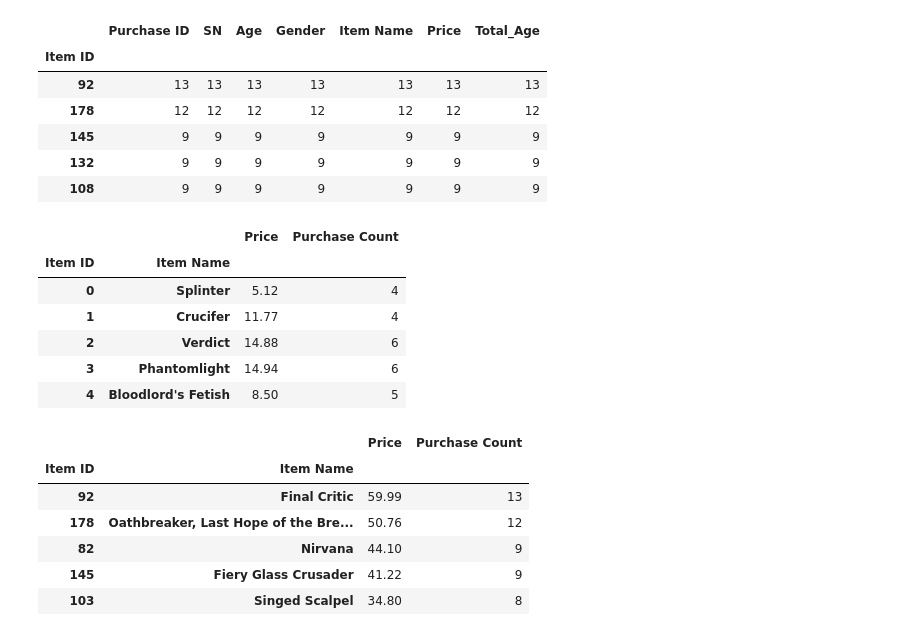
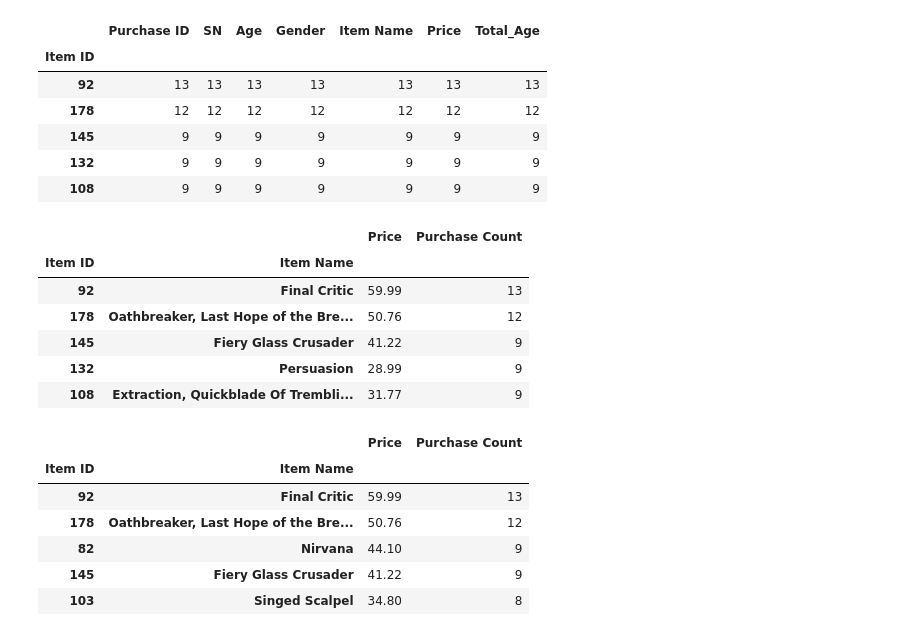
Before and after one commit to papadiscobravo/pandas-challenge, a Jupyter notebook: HerosOfPymoli/HeroesOfPymoli.ipynb, the cells around one changed output. Saved outputs shown, nothing was run; the diff lists cells and outputs as text; code cells hidden in the pictures.

```diff
--- a/HerosOfPymoli/HeroesOfPymoli.ipynb
+++ b/HerosOfPymoli/HeroesOfPymoli.ipynb
@@ -567,17 +487,18 @@ itemsTopCount_df
 # %%
 itemsSales_df = purchaseData_df.loc[:,["Item ID", "Item Name", "Price"]]
 itemsSales_total = itemsSales_df.groupby(["Item ID", "Item Name"]).sum()["Price"]
 purchaseCount = itemsSales_df.groupby(["Item ID", "Item Name"]).count()["Price"]
 itemsSalesData = pd.DataFrame({"Price":itemsSales_total, "Purchase Count":purchaseCount})
+itemsSalesData = itemsSalesData.sort_values(by="Purchase Count", ascending=False)
 itemsSalesData.head(5)
 # %% [output]
 |  |  | Price | Purchase Count |
 | Item ID | Item Name |  |  |
-| 0 | Splinter | 5.12 | 4 |
-| 1 | Crucifer | 11.77 | 4 |
-| 2 | Verdict | 14.88 | 6 |
-| 3 | Phantomlight | 14.94 | 6 |
-| 4 | Bloodlord's Fetish | 8.50 | 5 |
+| 92 | Final Critic | 59.99 | 13 |
+| 178 | Oathbreaker, Last Hope of the Bre... | 50.76 | 12 |
+| 145 | Fiery Glass Crusader | 41.22 | 9 |
+| 132 | Persuasion | 28.99 | 9 |
+| 108 | Extraction, Quickblade Of Trembli... | 31.77 | 9 |
 # %%
 # 8 most profitable items
 #    a. identify the five most profitable items by total purchase value
```
Also changed, not shown: parts of 51 cells of this notebook.
